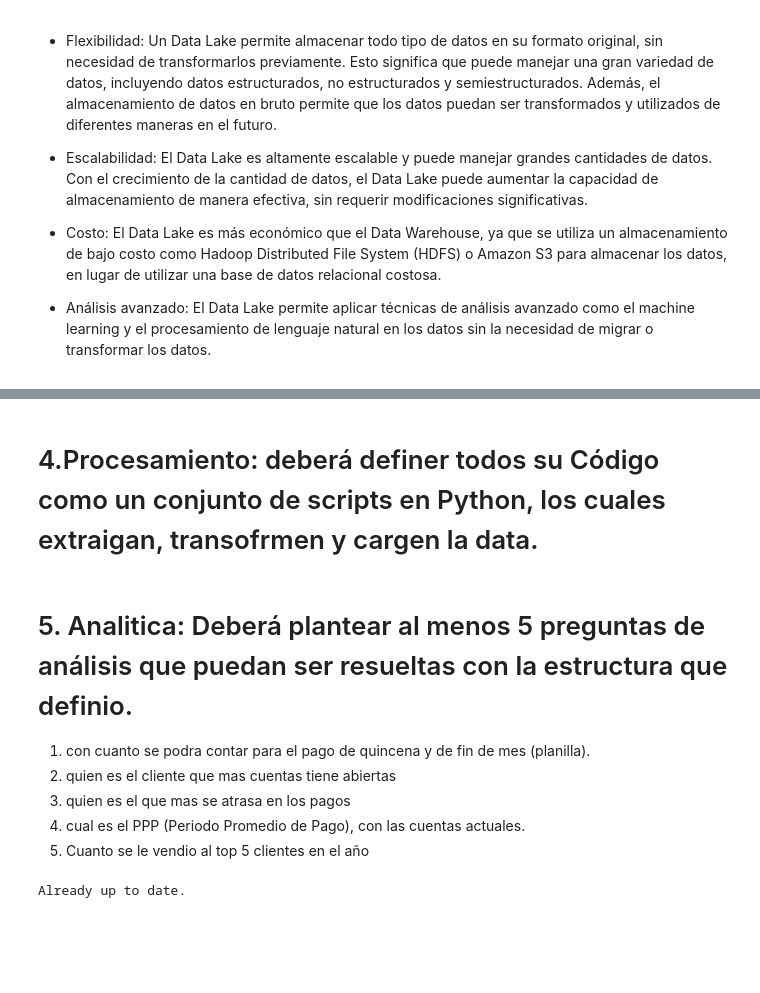
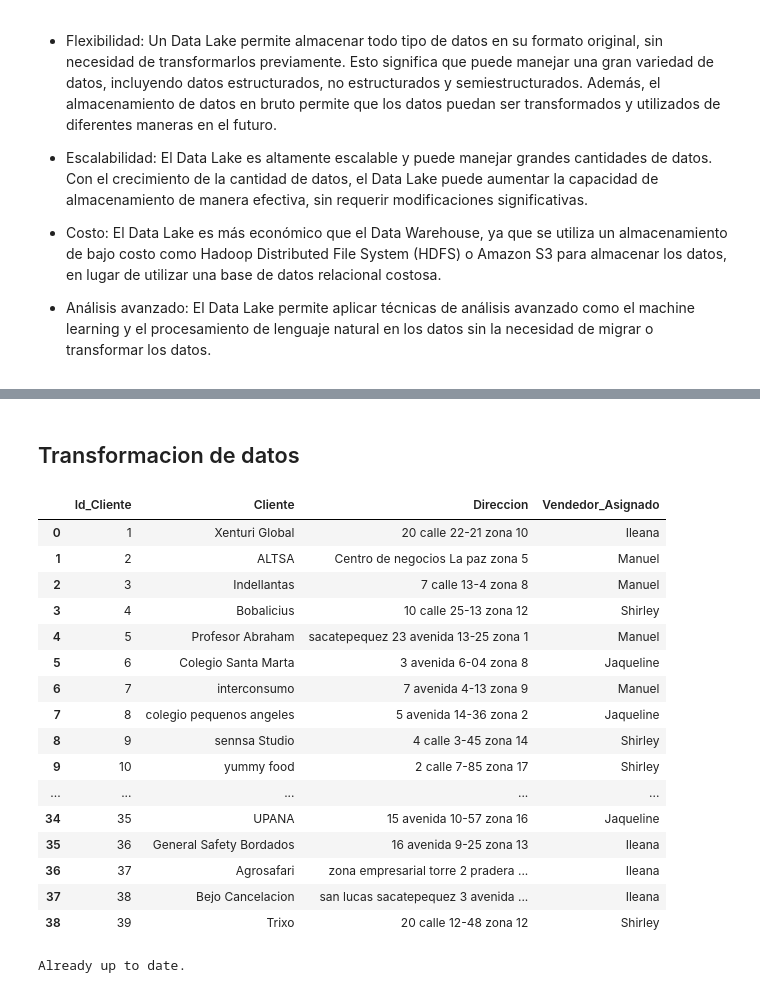
Before and after one commit to ronaldbailey/Proyecto-2---Ingenier-a-de-Datos-, a Jupyter notebook: Desarrollo_DG.ipynb, the cells around one changed output, grey strips where cells are left out. Drawn from its saved outputs; the diff is of its cells as text; code cells hidden in the pictures; blank space fills up the shorter version.

```diff
--- a/Desarrollo_DG.ipynb
+++ b/Desarrollo_DG.ipynb
@@ -344,13 +308,26 @@ To https://github.com/ronaldbailey/Proyecto-2---Ingenier-a-de-Datos-.git
-# %% [markdown]
-# 4.Procesamiento: deberá definer todos su Código como un conjunto de scripts en Python, los cuales extraigan, transofrmen y cargen la data.
-# %% [markdown]
-# 5. Analitica: Deberá plantear al menos 5 preguntas de análisis que puedan ser resueltas con la estructura que definio.
-
-1. con cuanto se podra contar para el pago de quincena y de fin de mes (planilla).
-2. quien es el cliente que mas cuentas tiene abiertas
-3. quien es el que mas se atrasa en los pagos
-4. cual es el PPP (Periodo Promedio de Pago), con las cuentas actuales.
-5. Cuanto se le vendio al top 5 clientes en el año
+# %% [markdown]
+## Transformacion de datos
+# %%
+clientes_limpios = datos_crudos_clientes.drop_duplicates().sort_values('Id_Cliente').reset_index(drop = True)
+clientes_limpios
+# %% [output]
+|  | Id_Cliente | Cliente | Direccion | Vendedor_Asignado |
+| 0 | 1 | Xenturi Global | 20 calle 22-21 zona 10 | Ileana |
+| 1 | 2 | ALTSA | Centro de negocios La paz zona 5 | Manuel |
+| 2 | 3 | Indellantas | 7 calle 13-4 zona 8 | Manuel |
+| 3 | 4 | Bobalicius | 10 calle 25-13 zona 12 | Shirley |
+| 4 | 5 | Profesor Abraham | sacatepequez 23 avenida 13-25 zona 1 | Manuel |
+| 5 | 6 | Colegio Santa Marta | 3 avenida 6-04 zona 8 | Jaqueline |
+| 6 | 7 | interconsumo | 7 avenida 4-13 zona 9 | Manuel |
+| 7 | 8 | colegio pequenos angeles | 5 avenida 14-36 zona 2 | Jaqueline |
+| 8 | 9 | sennsa Studio | 4 calle 3-45 zona 14 | Shirley |
+| 9 | 10 | yummy food | 2 calle 7-85 zona 17 | Shirley |
+| ... | ... | ... | ... | ... |
+| 34 | 35 | UPANA | 15 avenida 10-57 zona 16 | Jaqueline |
+| 35 | 36 | General Safety Bordados | 16 avenida 9-25 zona 13 | Ileana |
+| 36 | 37 | Agrosafari | zona empresarial torre 2 pradera ... | Ileana |
+| 37 | 38 | Bejo Cancelacion | san lucas sacatepequez 3 avenida ... | Ileana |
+| 38 | 39 | Trixo | 20 calle 12-48 zona 12 | Shirley |
 # %%
 ! git fetch
 ! git merge
```
Also changed, not shown: parts of 41 cells of this notebook.
